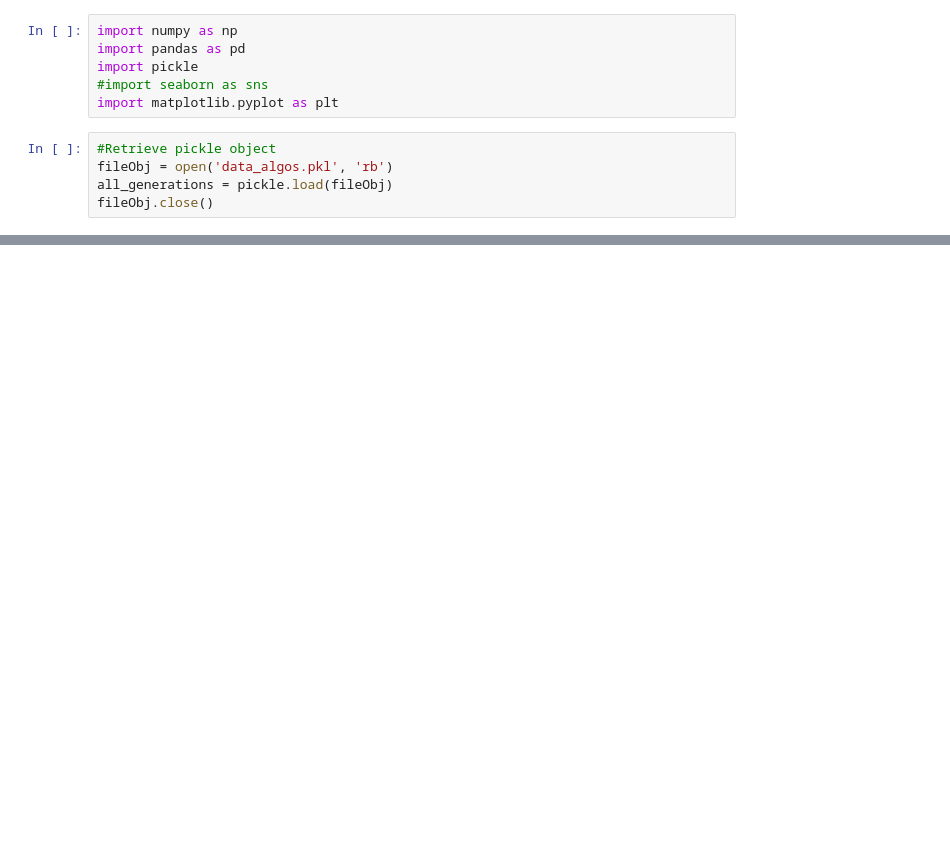
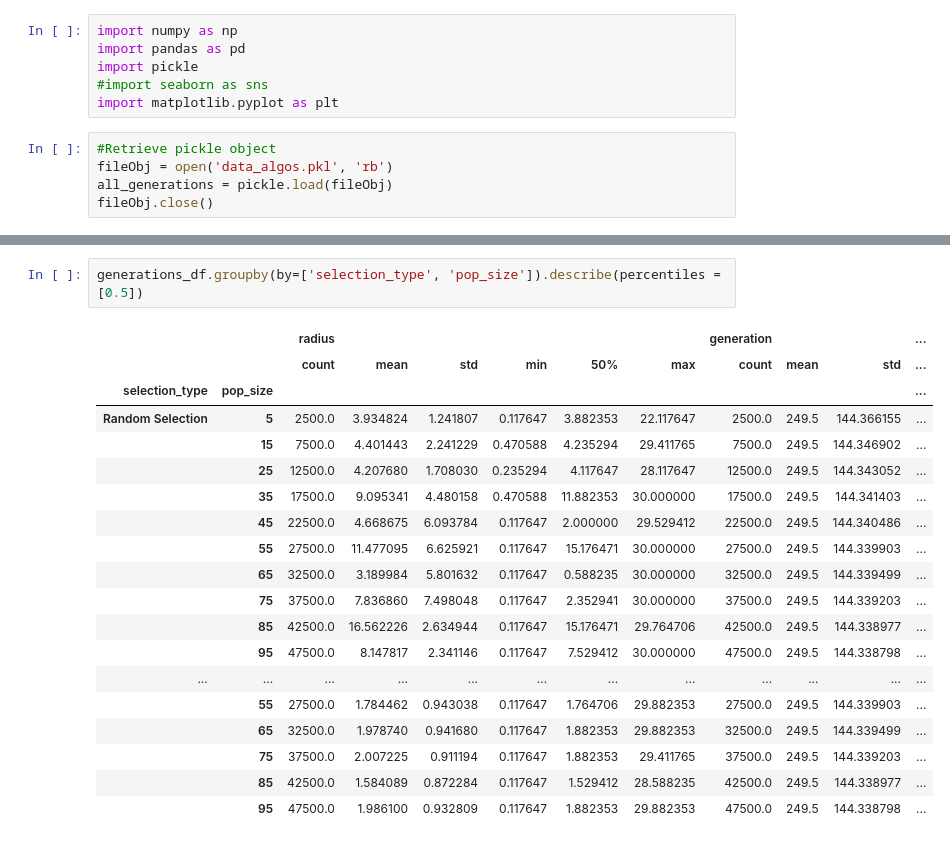
Before and after one commit to Elric-dev/HCAI_ML, a Jupyter notebook: ga_data_analysis.ipynb, the cells around one changed output, grey strips where cells are left out. Saved outputs shown, nothing was run; the diff lists cells and outputs as text; blank space fills up the shorter version.

```diff
--- a/ga_data_analysis.ipynb
+++ b/ga_data_analysis.ipynb
@@ -95,0 +109,22 @@ plt.show()
+# %%
+generations_df.groupby(by=['selection_type', 'pop_size']).describe(percentiles = [0.5])
+# %% [output]
+|  |  | radius |  |  |  |  |  | generation |  |  | ... |
+|  |  | count | mean | std | min | 50% | max | count | mean | std | ... |
+| selection_type | pop_size |  |  |  |  |  |  |  |  |  | ... |
+| Random Selection | 5 | 2500.0 | 3.934824 | 1.241807 | 0.117647 | 3.882353 | 22.117647 | 2500.0 | 249.5 | 144.366155 | ... |
+|  | 15 | 7500.0 | 4.401443 | 2.241229 | 0.470588 | 4.235294 | 29.411765 | 7500.0 | 249.5 | 144.346902 | ... |
+|  | 25 | 12500.0 | 4.207680 | 1.708030 | 0.235294 | 4.117647 | 28.117647 | 12500.0 | 249.5 | 144.343052 | ... |
+|  | 35 | 17500.0 | 9.095341 | 4.480158 | 0.470588 | 11.882353 | 30.000000 | 17500.0 | 249.5 | 144.341403 | ... |
+|  | 45 | 22500.0 | 4.668675 | 6.093784 | 0.117647 | 2.000000 | 29.529412 | 22500.0 | 249.5 | 144.340486 | ... |
+|  | 55 | 27500.0 | 11.477095 | 6.625921 | 0.117647 | 15.176471 | 30.000000 | 27500.0 | 249.5 | 144.339903 | ... |
+|  | 65 | 32500.0 | 3.189984 | 5.801632 | 0.117647 | 0.588235 | 30.000000 | 32500.0 | 249.5 | 144.339499 | ... |
+|  | 75 | 37500.0 | 7.836860 | 7.498048 | 0.117647 | 2.352941 | 30.000000 | 37500.0 | 249.5 | 144.339203 | ... |
+|  | 85 | 42500.0 | 16.562226 | 2.634944 | 0.117647 | 15.176471 | 29.764706 | 42500.0 | 249.5 | 144.338977 | ... |
+|  | 95 | 47500.0 | 8.147817 | 2.341146 | 0.117647 | 7.529412 | 30.000000 | 47500.0 | 249.5 | 144.338798 | ... |
+| ... | ... | ... | ... | ... | ... | ... | ... | ... | ... | ... | ... |
+|  | 55 | 27500.0 | 1.784462 | 0.943038 | 0.117647 | 1.764706 | 29.882353 | 27500.0 | 249.5 | 144.339903 | ... |
+|  | 65 | 32500.0 | 1.978740 | 0.941680 | 0.117647 | 1.882353 | 29.882353 | 32500.0 | 249.5 | 144.339499 | ... |
+|  | 75 | 37500.0 | 2.007225 | 0.911194 | 0.117647 | 1.882353 | 29.411765 | 37500.0 | 249.5 | 144.339203 | ... |
+|  | 85 | 42500.0 | 1.584089 | 0.872284 | 0.117647 | 1.529412 | 28.588235 | 42500.0 | 249.5 | 144.338977 | ... |
+|  | 95 | 47500.0 | 1.986100 | 0.932809 | 0.117647 | 1.882353 | 29.882353 | 47500.0 | 249.5 | 144.338798 | ... |
```
Also changed, not shown: parts of 8 cells of this notebook, 2 other files.
